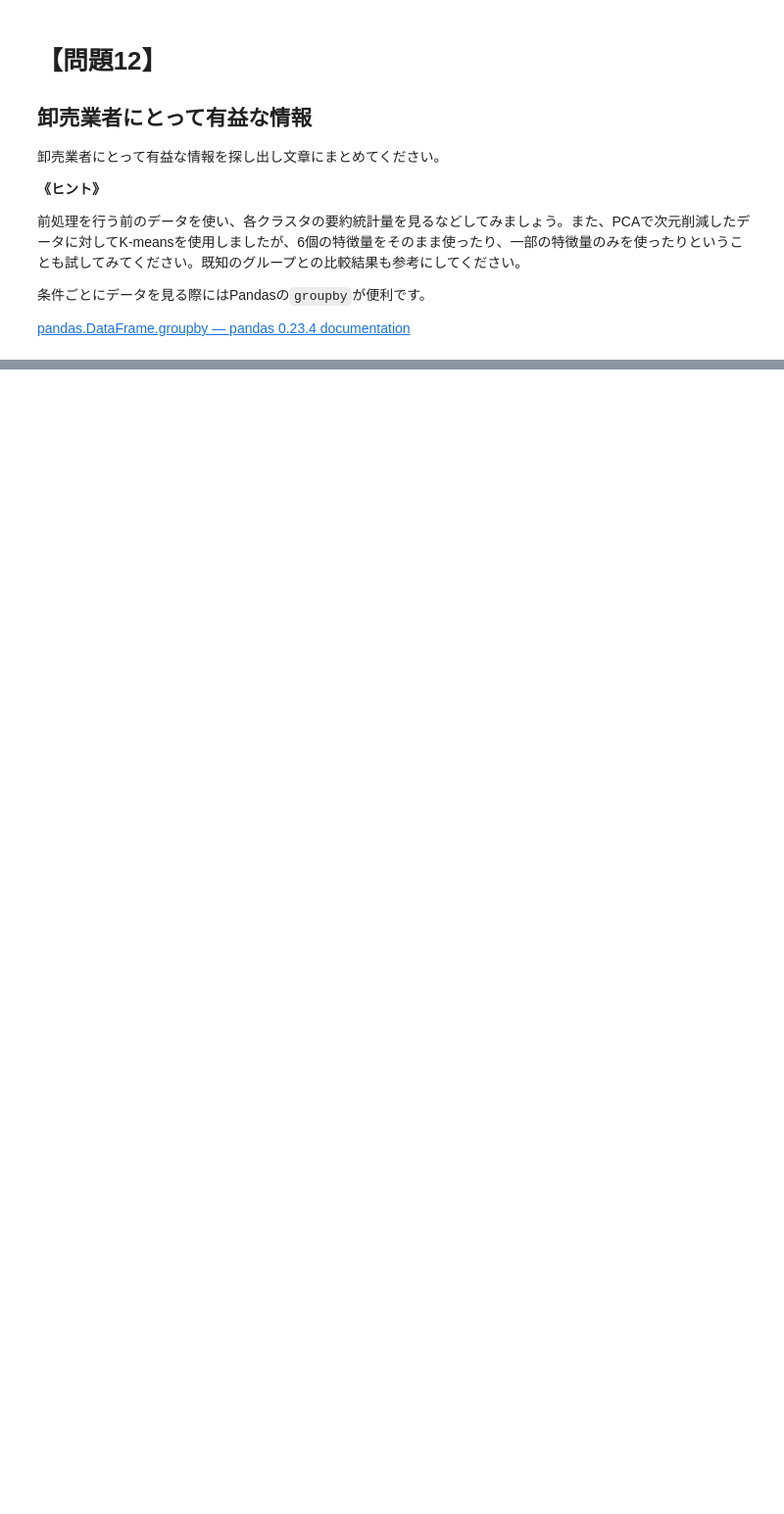
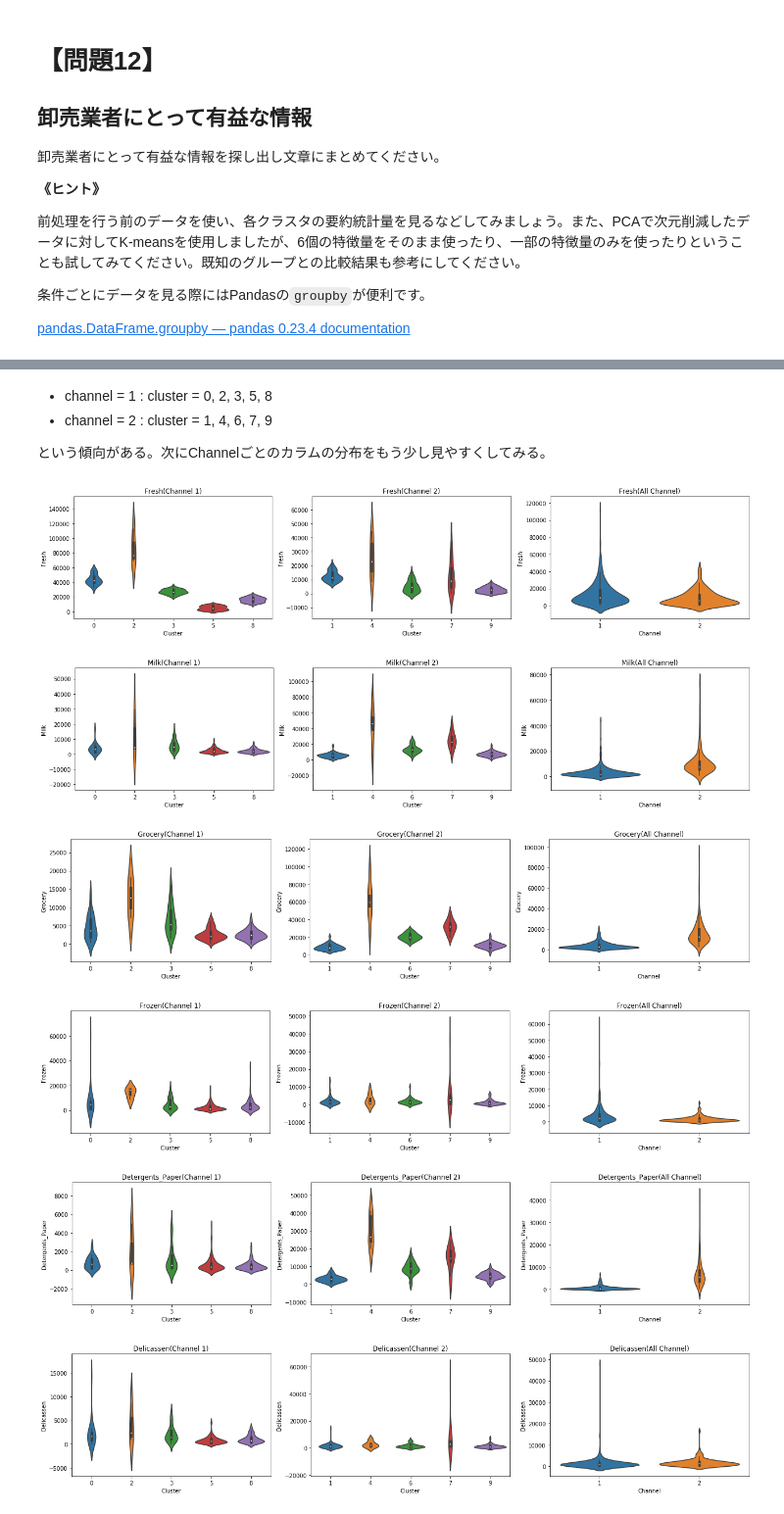
Before and after one commit to taiki-nakaso/diveintocode-ml, a Jupyter notebook: src/term1/sprint7/sprint7.ipynb, the cells around one changed output, grey strips where cells are left out. Shown at 98% size. Cells and saved outputs as stored; diff of their text form; code cells hidden in the pictures; blank space fills up the shorter version.

```diff
--- a/src/term1/sprint7/sprint7.ipynb
+++ b/src/term1/sprint7/sprint7.ipynb
@@ -1064,0 +1097,48 @@ k=10におけるクラスタリング結果との相関がみられる。
+# %% [markdown]
+- channel = 1 : cluster = 0, 2, 3, 5, 8
+- channel = 2 : cluster = 1, 4, 6, 7, 9
+
+という傾向がある。次にChannelごとのカラムの分布をもう少し見やすくしてみる。
+# %%
+# Channelごとの購入金額の分布
+data_channel_1 = data_cluster[
+    (data_cluster['Cluster'] == 0)
+    | (data_cluster['Cluster'] == 2)
+    | (data_cluster['Cluster'] == 3)
+    | (data_cluster['Cluster'] == 5)
+    | (data_cluster['Cluster'] == 8)]
+
+data_channel_2 = data_cluster[
+    (data_cluster['Cluster'] == 1)
+    | (data_cluster['Cluster'] == 4)
+    | (data_cluster['Cluster'] == 6)
+    | (data_cluster['Cluster'] == 7)
+    | (data_cluster['Cluster'] == 9)]
+
+for f in data.columns:
+    fig = plt.figure(figsize=(18, 4))
+
+    # channel1
+    ax = fig.add_subplot(131)
+    ax.set_title(f'{f}(Channel 1)')
+    sns.violinplot(x='Cluster', y=f, data=data_channel_1)
+
+    # channel_2
+    ax = fig.add_subplot(132)
+    ax.set_title(f'{f}(Channel 2)')
+    sns.violinplot(x='Cluster', y=f, data=data_channel_2)
+
+    # all channel
+    ax = fig.add_subplot(133)
+    ax.set_title(f'{f}(All Channel)')
+    sns.violinplot(x='Channel', y=f, data=data_cluster)
+
+    plt.tight_layout()
+    plt.show()
+# %% [output]
+[figure, added]
+[figure, added]
+[figure, added]
+[figure, added]
+[figure, added]
+[figure, added]
```
Also changed, not shown: parts of 16 cells of this notebook, 1 other file.
